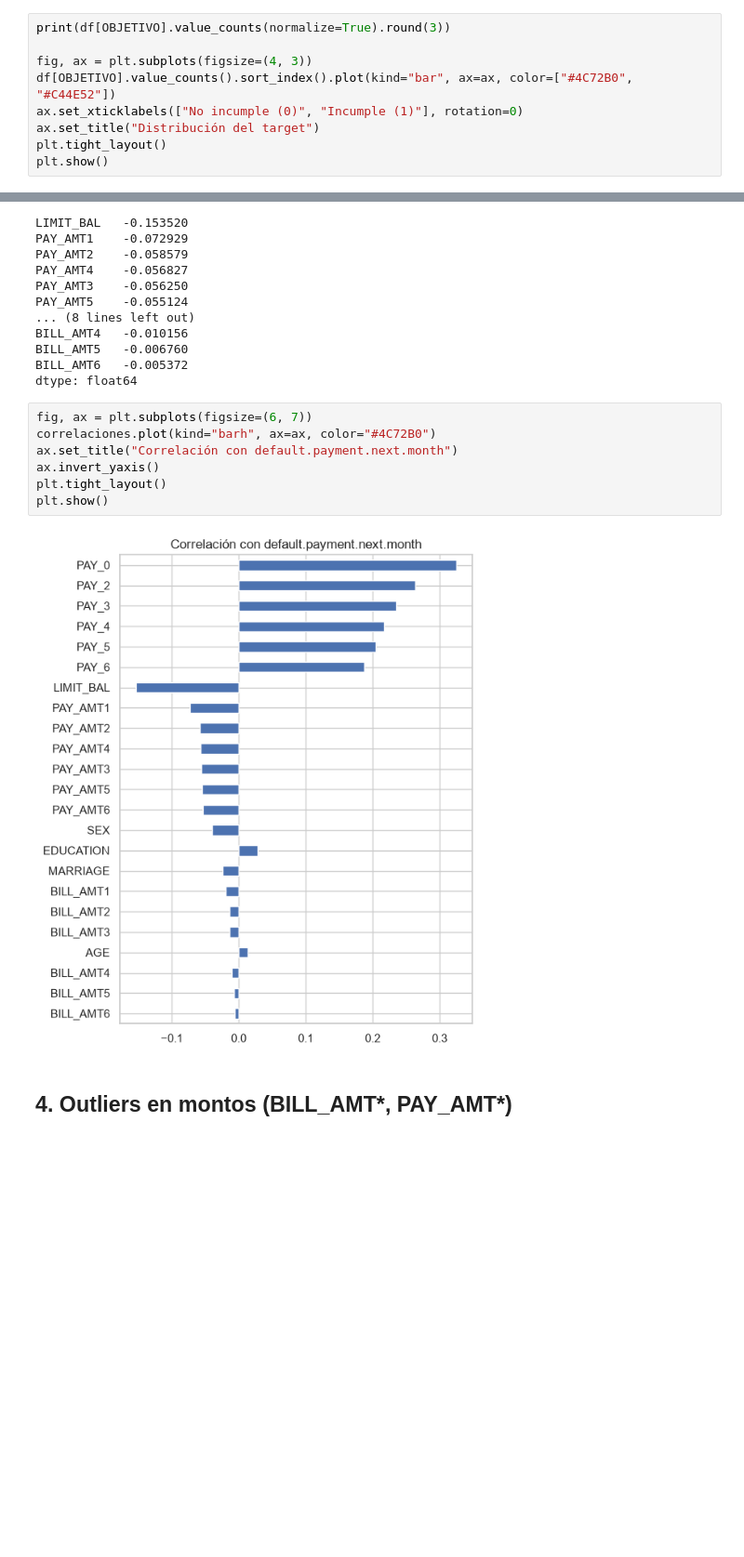
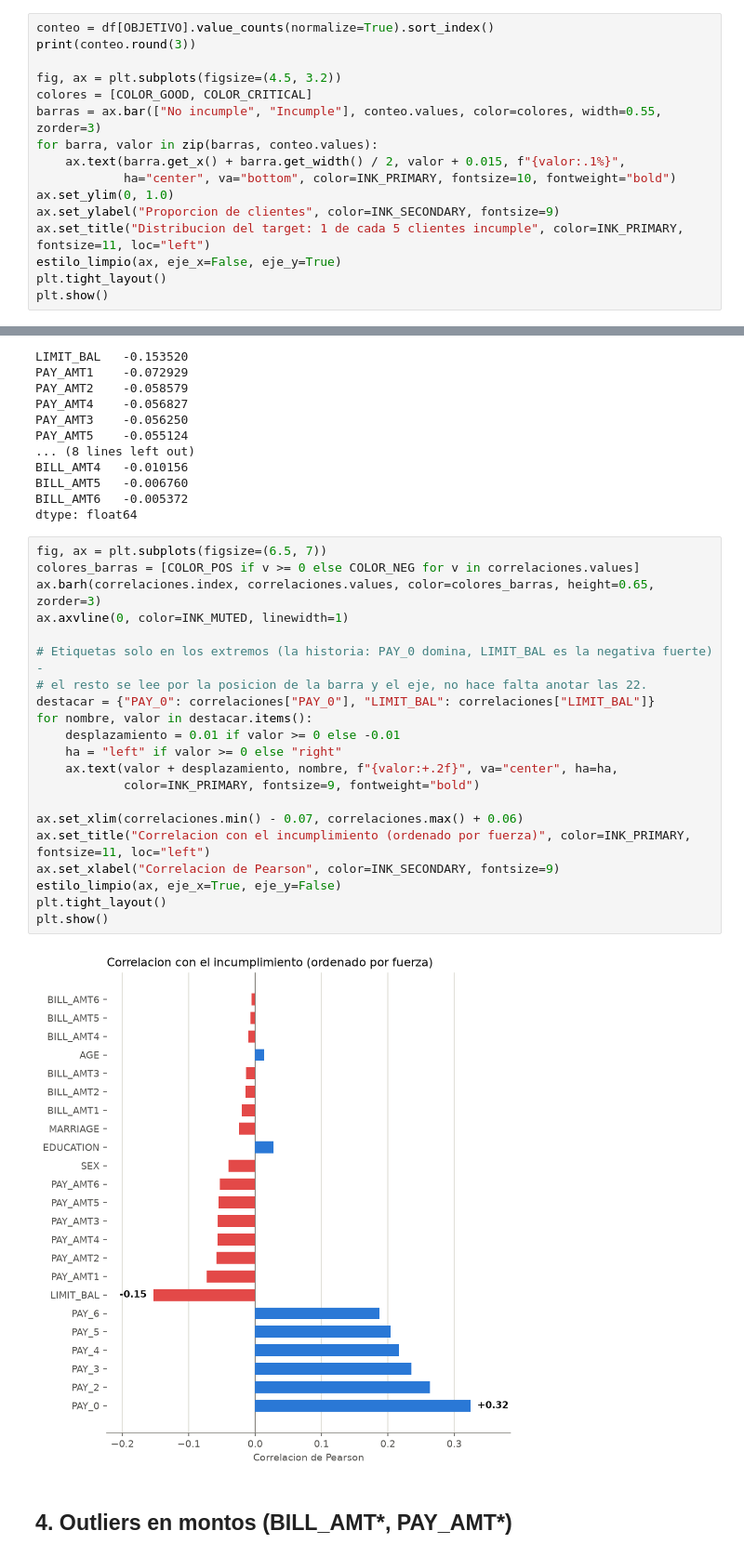
Before and after one commit to KingAegon19/Actividades-mlops, a Jupyter notebook: actividad-2/notebooks/eda_credit_default.ipynb, the cells around one changed output, grey strips where cells are left out. Shown at 93% size. Saved outputs shown, nothing was run; the diff lists cells and outputs as text; blank space fills up the shorter version.

```diff
--- a/actividad-2/notebooks/eda_credit_default.ipynb
+++ b/actividad-2/notebooks/eda_credit_default.ipynb
@@ -50,12 +74,19 @@ dtype: object
 # %% [markdown]
 ## 2. Distribución del target
 # %%
-print(df[OBJETIVO].value_counts(normalize=True).round(3))
+conteo = df[OBJETIVO].value_counts(normalize=True).sort_index()
+print(conteo.round(3))
 
-fig, ax = plt.subplots(figsize=(4, 3))
-df[OBJETIVO].value_counts().sort_index().plot(kind="bar", ax=ax, color=["#4C72B0", "#C44E52"])
-ax.set_xticklabels(["No incumple (0)", "Incumple (1)"], rotation=0)
-ax.set_title("Distribución del target")
+fig, ax = plt.subplots(figsize=(4.5, 3.2))
+colores = [COLOR_GOOD, COLOR_CRITICAL]
+barras = ax.bar(["No incumple", "Incumple"], conteo.values, color=colores, width=0.55, zorder=3)
+for barra, valor in zip(barras, conteo.values):
+    ax.text(barra.get_x() + barra.get_width() / 2, valor + 0.015, f"{valor:.1%}",
+            ha="center", va="bottom", color=INK_PRIMARY, fontsize=10, fontweight="bold")
+ax.set_ylim(0, 1.0)
+ax.set_ylabel("Proporcion de clientes", color=INK_SECONDARY, fontsize=9)
+ax.set_title("Distribucion del target: 1 de cada 5 clientes incumple", color=INK_PRIMARY, fontsize=11, loc="left")
+estilo_limpio(ax, eje_x=False, eje_y=True)
 plt.tight_layout()
 plt.show()
 # %% [output]
@@ -89,14 +120,28 @@ BILL_AMT5   -0.006760
 BILL_AMT6   -0.005372
 dtype: float64
 # %%
-fig, ax = plt.subplots(figsize=(6, 7))
-correlaciones.plot(kind="barh", ax=ax, color="#4C72B0")
-ax.set_title("Correlación con default.payment.next.month")
-ax.invert_yaxis()
+fig, ax = plt.subplots(figsize=(6.5, 7))
+colores_barras = [COLOR_POS if v >= 0 else COLOR_NEG for v in correlaciones.values]
+ax.barh(correlaciones.index, correlaciones.values, color=colores_barras, height=0.65, zorder=3)
+ax.axvline(0, color=INK_MUTED, linewidth=1)
+
+# Etiquetas solo en los extremos (la historia: PAY_0 domina, LIMIT_BAL es la negativa fuerte) -
+# el resto se lee por la posicion de la barra y el eje, no hace falta anotar las 22.
+destacar = {"PAY_0": correlaciones["PAY_0"], "LIMIT_BAL": correlaciones["LIMIT_BAL"]}
+for nombre, valor in destacar.items():
+    desplazamiento = 0.01 if valor >= 0 else -0.01
+    ha = "left" if valor >= 0 else "right"
+    ax.text(valor + desplazamiento, nombre, f"{valor:+.2f}", va="center", ha=ha,
+            color=INK_PRIMARY, fontsize=9, fontweight="bold")
+
+ax.set_xlim(correlaciones.min() - 0.07, correlaciones.max() + 0.06)
+ax.set_title("Correlacion con el incumplimiento (ordenado por fuerza)", color=INK_PRIMARY, fontsize=11, loc="left")
+ax.set_xlabel("Correlacion de Pearson", color=INK_SECONDARY, fontsize=9)
+estilo_limpio(ax, eje_x=True, eje_y=False)
 plt.tight_layout()
 plt.show()
 # %% [output]
-[figure, old version]
+[figure, new version]
 # %% [markdown]
 ## 4. Outliers en montos (BILL_AMT*, PAY_AMT*)
 # %%
```
Also changed, not shown: parts of 4 cells of this notebook.
